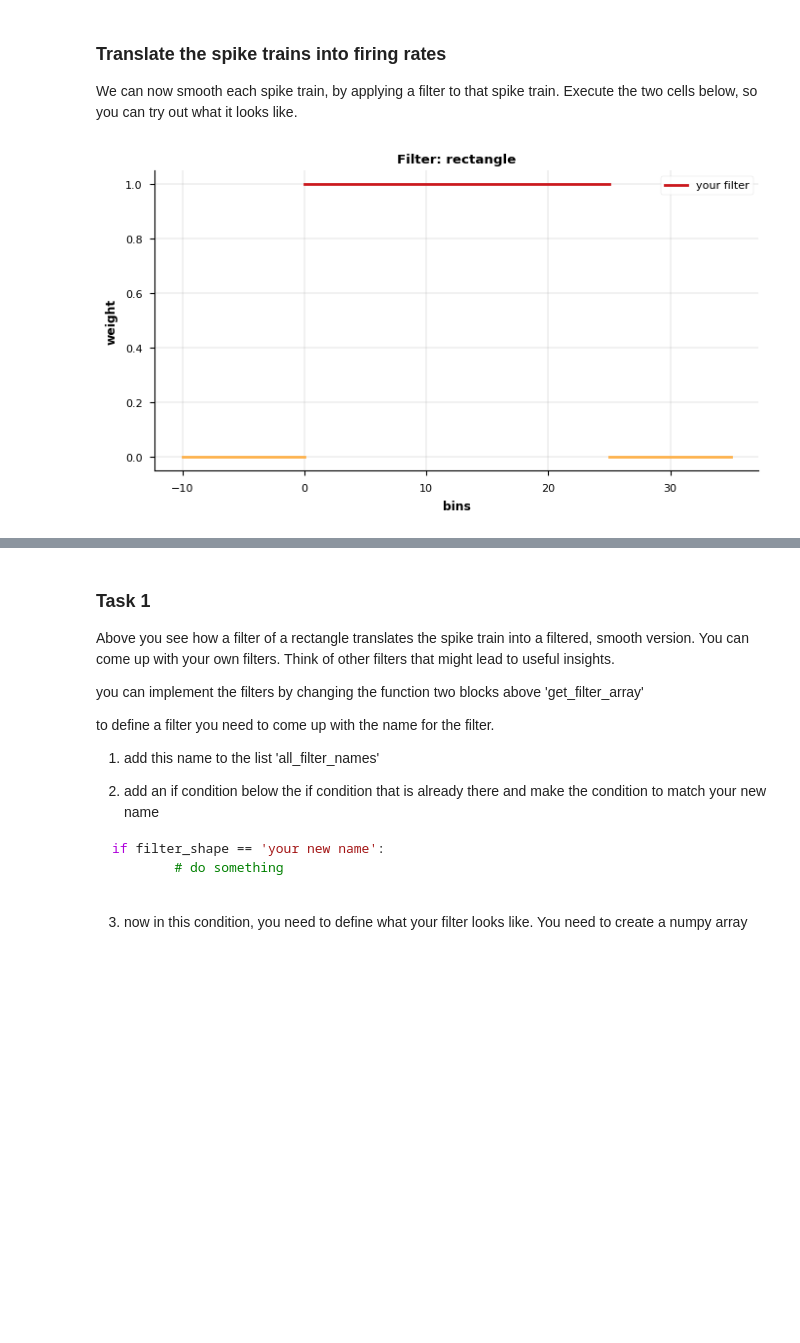
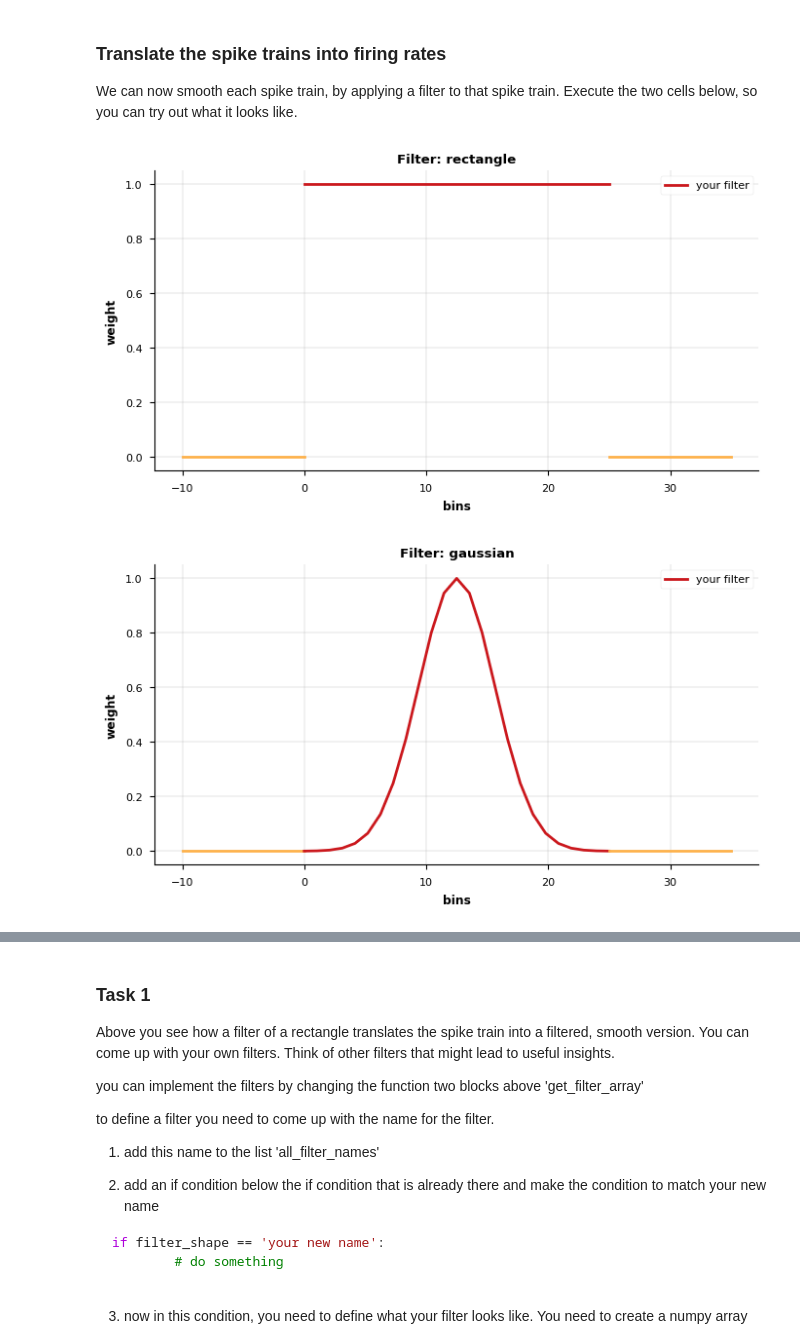
Before and after one commit to hfznr/CENG334, a Jupyter notebook: notebooks/Exc_4/notebook_4.ipynb, the cells around one changed output, grey strips where cells are left out. Cells and saved outputs as stored; diff of their text form; code cells hidden in the pictures; blank space fills up the shorter version.

```diff
--- a/notebooks/Exc_4/notebook_4.ipynb
+++ b/notebooks/Exc_4/notebook_4.ipynb
@@ -183,6 +185,9 @@ Spike gets weight via window functions.
 
 We can now smooth each spike train, by applying a filter to that spike train. Execute the two cells below, so you can try out what it looks like.
 # %%
+import numpy as np
+import scipy.signal
+
 def get_filter_array(
         filter_shape = 'rectangle',
         plot_filter_shape = False,
@@ -195,7 +200,7 @@ def get_filter_array(
     '''
 
 
-    all_filter_names = ['rectangle']
+    all_filter_names = ['rectangle', 'gaussian']  # Add 'gaussian' to the list
     if return_filter_names:
         # we implement this to make the interactive select option easiert to maintain
         return all_filter_names
@@ -205,32 +210,43 @@ def get_filter_array(
     if filter_shape == 'rectangle':
         filter_array = np.ones(25) #sum up every value in the window with thw same weight
 
+    elif filter_shape == 'gaussian':  # New condition for Gaussian filter
+        # Define Gaussian window parameters
+        window_size = 25  # Total size of the window
+        std_dev = 3  # Standard deviation of the Gaussian
+
+        # Generate Gaussian window using scipy.signal.gaussian
+        filter_array = scipy.signal.windows.gaussian(window_size,std=std_dev)
 
     if filter_array.size == 0:
         raise ValueError(f'''ERROR: The name you provided for "filter_shape" {filter_shape} does not match any of your if conditions.\n
                all possible conditions should be given as if-conditions and put in the list 'all_filter_names'.\n
                Current names in that list are {all_filter_names}''')
 
     if filter_array.size %2 == 0:
         raise ValueError(f'''FILTER LENGTH ERROR: Due to the implementation your filter needs to have an uneven length
                 your filter has lenght {filter_array.size}.''')
 
 
 
     if plot_filter_shape:
         fig, ax = plt.subplots(figsize=(8,4))
         ax.plot(np.linspace(-10,0,10),np.zeros(10), c='#feb24c')
         ax.plot(np.linspace(0,len(filter_array),len(filter_array)),filter_array, c='#cb181d', label='your filter')
         ax.plot(np.linspace(len(filter_array),len(filter_array)+10,10),np.zeros(10), c='#feb24c')
         ax.set(
             title = f'Filter: {filter_shape}',
             xlabel = 'bins',
             ylabel = 'weight')
         ax.legend()
     return filter_array
 
 _ = get_filter_array(filter_shape = 'rectangle',
                  plot_filter_shape = True)
+
+_ = get_filter_array(filter_shape = 'gaussian',
+                 plot_filter_shape = True)
 # %% [output]
 [figure]
+[figure, added]
 # %%
```
Also changed, not shown: parts of 8 cells of this notebook.
